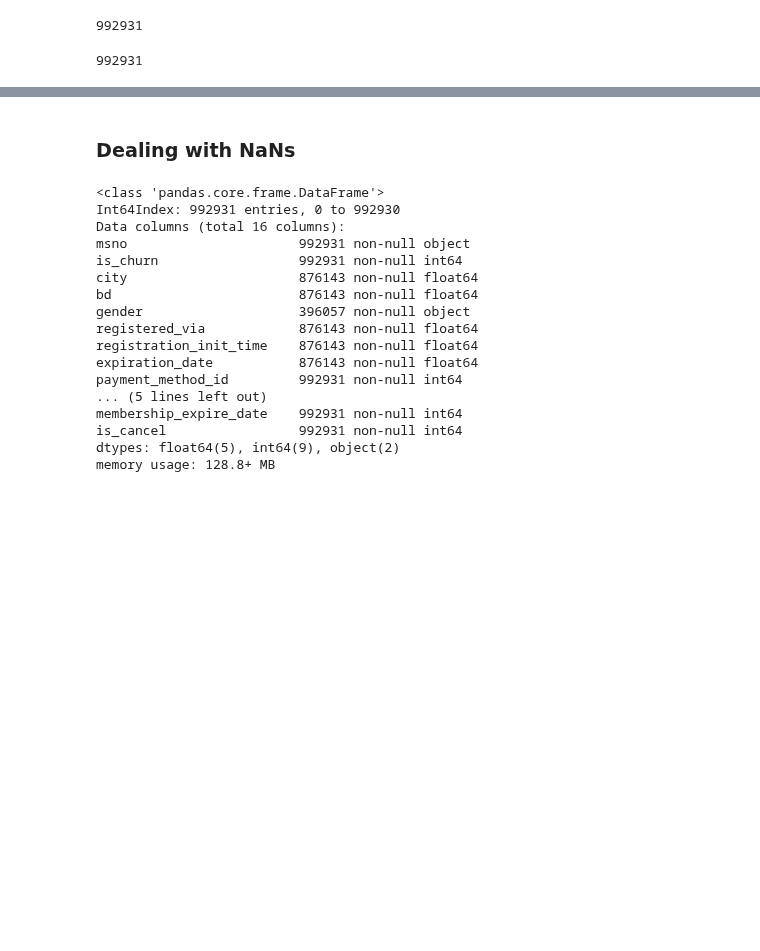
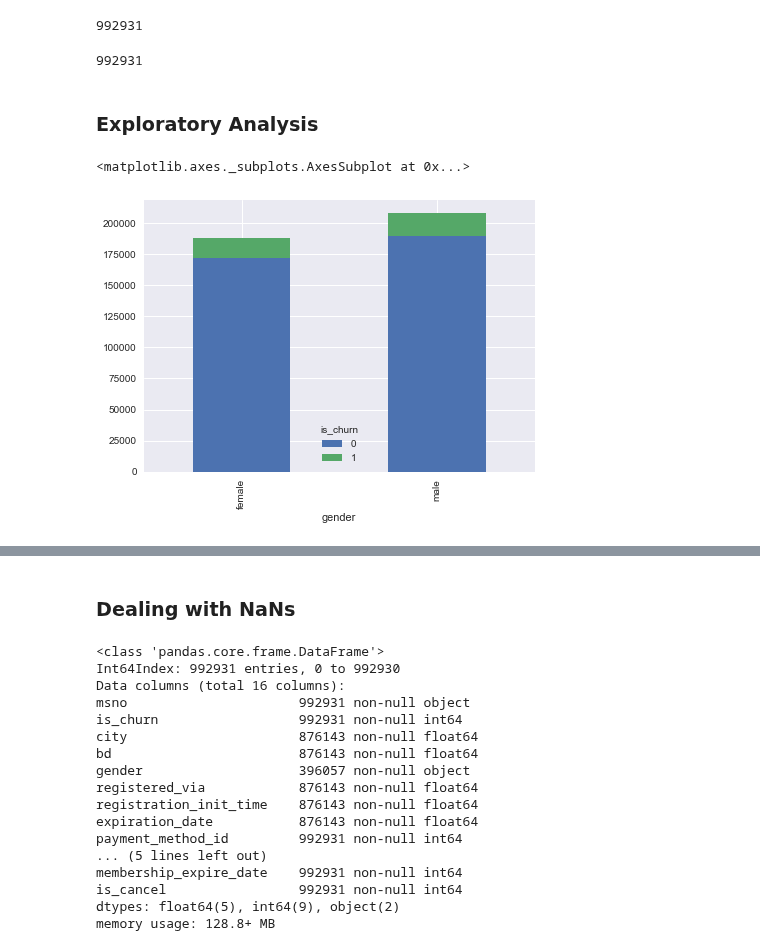
Before and after one commit to paulaceccon/ml-playground, a Jupyter notebook: Kernels/KBox's Churn Prediction Challenge.ipynb, the cells around one changed output, grey strips where cells are left out. Cells and saved outputs as stored; diff of their text form; code cells hidden in the pictures; blank space fills up the shorter version.

```diff
--- a/Kernels/KBox's Churn Prediction Challenge.ipynb
+++ b/Kernels/KBox's Churn Prediction Challenge.ipynb
@@ -118,3 +84,11 @@ len(df_train)
 df_train['msno'].nunique()
 # %% [output]
 992931
+# %% [markdown]
+### Exploratory Analysis
+# %%
+gender_crosstab = pd.crosstab(df_train['gender'],df_train['is_churn'])
+gender_crosstab.plot(kind='bar', stacked=True, grid=True, figsize=(7, 5))
+# %% [output]
+<matplotlib.axes._subplots.AxesSubplot at 0x...>
+[figure, added]
```
Also changed, not shown: parts of 20 cells of this notebook, 1 other file.
